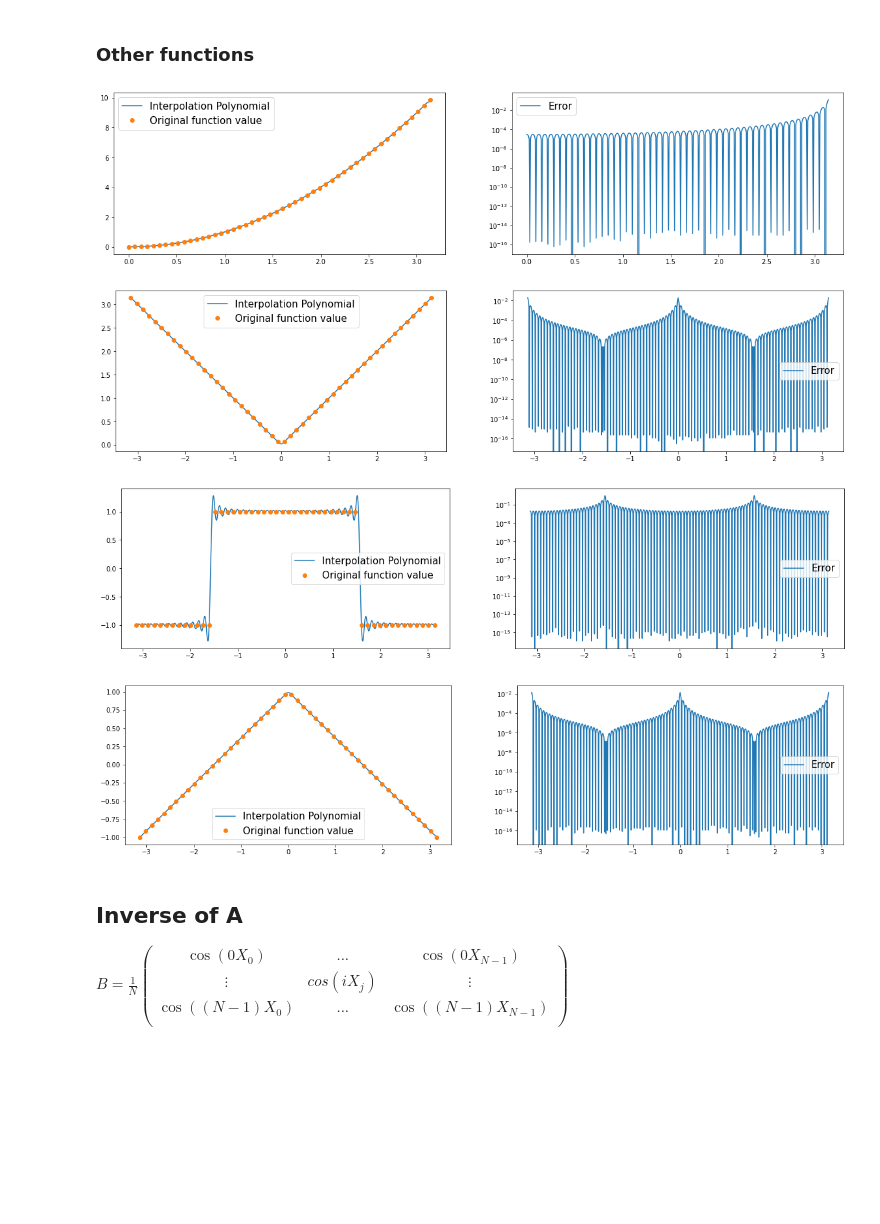
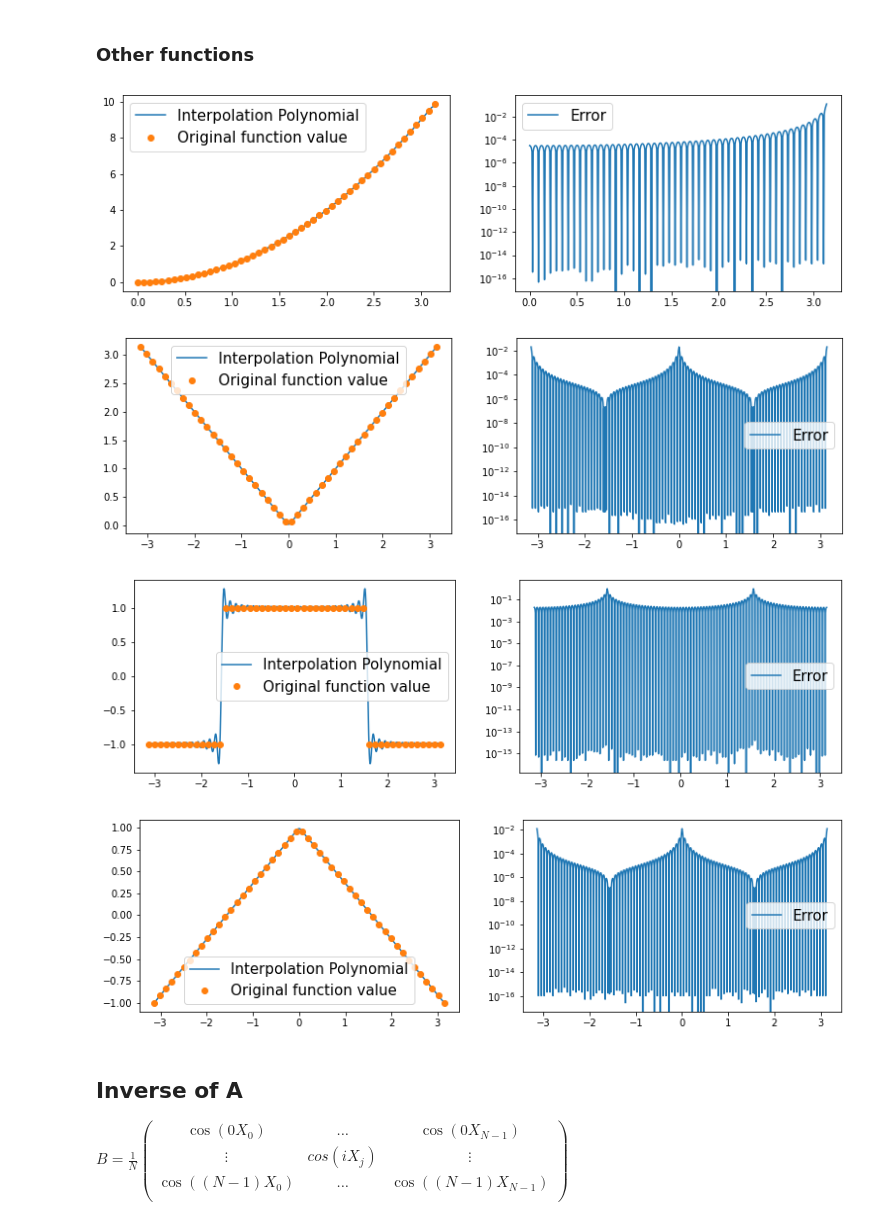
Before and after one commit to Kev1MSL/MAA-106-Project, a Jupyter notebook: Project_Li_Messali.ipynb, the cells around one changed output. Cells and saved outputs as stored; diff of their text form; code cells hidden in the pictures; blank space fills up the shorter version.

```diff
--- a/Project_Li_Messali.ipynb
+++ b/Project_Li_Messali.ipynb
@@ -177,6 +230,11 @@ bn_f2(n): 0
 # %%
 
 def g(x):
+    """
+    You can type in (or override) any function here:
+    Try uncomment the following #return np.sin(x)/x
+    """
+    #return np.sin(x)/x if x!=0 else 1
     return 1 - (2*(np.abs(x)/np.pi))
 
 def an_f(f, n):
@@ -213,14 +271,10 @@ def truncated_fourier_series(f, x, N):
         temp += 2*(a_i*np.cos(i*x) + b_i*np.sin(i*x))
     return temp
 
-
-n = 10
-print(f'an_g(10): {an_f(g, n)}')
-print(f'bn_g(10): {bn_f(g, n)}')
-
 X = np.linspace(-np.pi, np.pi, 200)
-plt.figure(figsize=(10, 6))
-plt.plot(X, truncated_fourier_series(g, X, n), color="red")
+N = 20 # N is the stopping number for the infinite sum, larger the better
+plt.figure(figsize = (12,8))
+plt.plot(X, truncated_fourier_series(g, X, N), color="red")
 plt.xlabel('x', fontsize = 18)
 plt.ylabel('g(x)', fontsize = 18)
 plt.title('Truncated fourier series', fontsize = 18)
@@ -476,7 +527,7 @@ PX_g = evalPN(f_hat_g, tab_X2)
 
 
 # plot f_1
-plt.figure(figsize = (20,10))
+plt.figure(figsize = (13,8))
 
 plt.subplot(221)
 plt.plot(tab_X, PX_f_1, label="Interpolation Polynomial")
@@ -491,7 +542,7 @@ plt.show()
 
 
 # plot f_3
-plt.figure(figsize = (20,10))
+plt.figure(figsize = (13,8))
 
 plt.subplot(221)
 plt.plot(tab_X2, PX_f_3, label="Interpolation Polynomial")
@@ -503,39 +554,39 @@ plt.plot(tab_X2, abs(f3(tab_X2) - PX_f_3), label="Error")
 plt.yscale('log')
 plt.legend(fontsize = 15)
 plt.show()
 
 # plot f (first section function)
-plt.figure(figsize = (20,10))
+plt.figure(figsize = (13,8))
 
 plt.subplot(221)
 plt.plot(tab_X2, PX_f, label="Interpolation Polynomial")
 plt.plot(tab_n_2, [f(x) for x in tab_n_2], 'o', label="Original function value")
 plt.legend(fontsize = 15)
 
 plt.subplot(222)
 plt.plot(tab_X2, abs([f(x) for x in tab_X2] - PX_f), label="Error")
 plt.yscale('log')
 plt.legend(fontsize = 15)
 plt.show()
 
 # plot g (first section function)
-plt.figure(figsize = (20,10))
+plt.figure(figsize = (13,8))
 
 plt.subplot(221)
 plt.plot(tab_X2, PX_g, label="Interpolation Polynomial")
 plt.plot(tab_n_2, g(tab_n_2), 'o', label="Original function value")
 plt.legend(fontsize = 15)
 
 plt.subplot(222)
 plt.plot(tab_X2, abs(g(tab_X2) - PX_g), label="Error")
 plt.yscale('log')
 plt.legend(fontsize = 15)
 plt.show()
 # %% [output]
-[figure, old version]
+[figure, new version]
-[figure, old version]
+[figure, new version]
-[figure, old version]
+[figure, new version]
-[figure, old version]
+[figure, new version]
 # %% [markdown]
 ## Inverse of A
 $B = \frac{1}{N} \begin{pmatrix}
```
Also changed, not shown: parts of 24 cells of this notebook.
